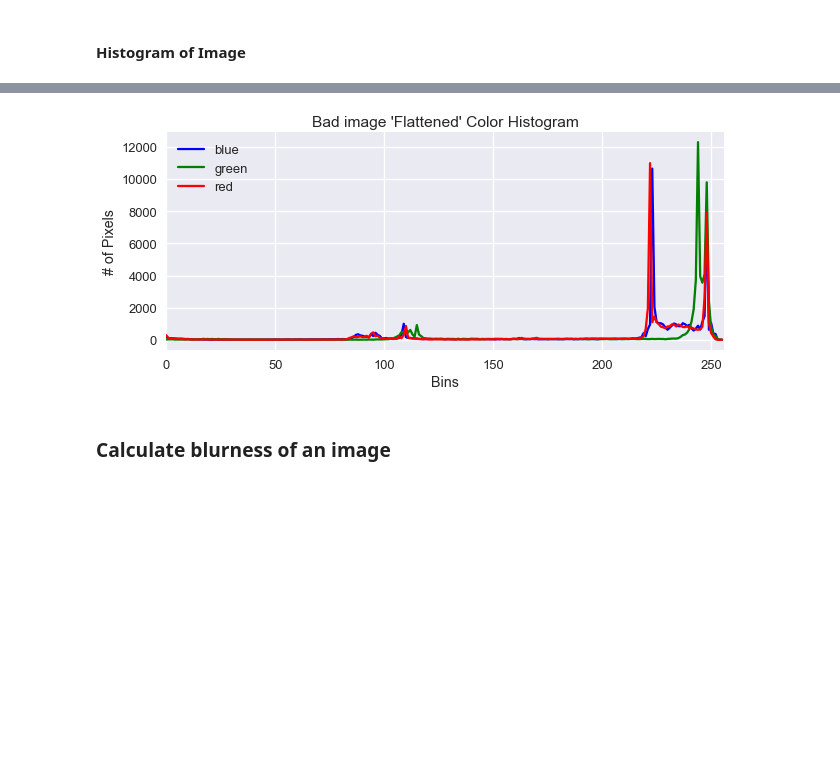
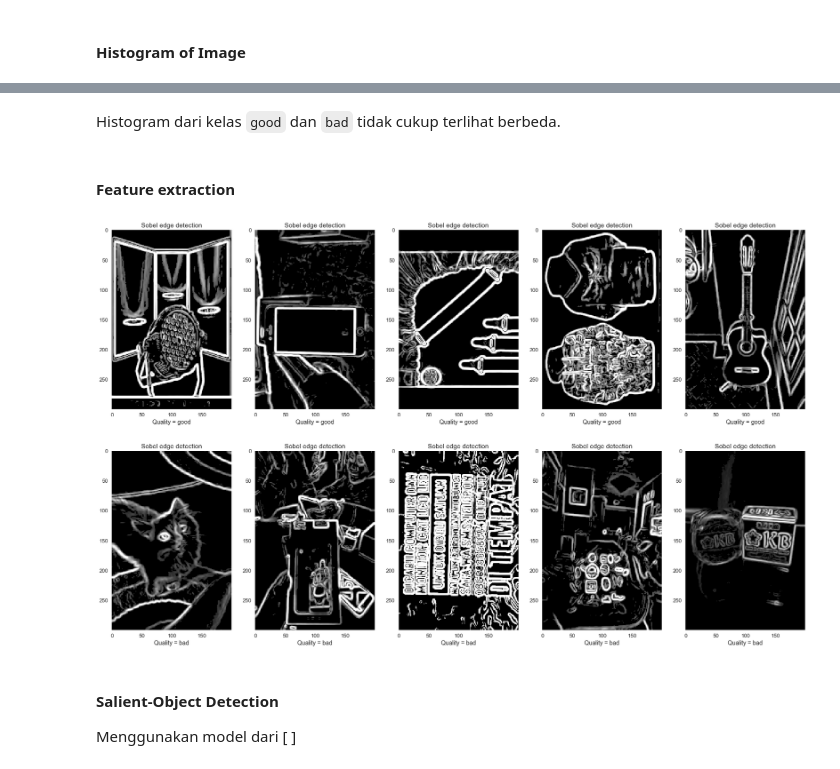
Before and after one commit to nasiahur/TA-InsyaaAllah, a Jupyter notebook: IQA.ipynb, the cells around one changed output, grey strips where cells are left out. Drawn from its saved outputs; the diff is of its cells as text; code cells hidden in the pictures; blank space fills up the shorter version.

```diff
--- a/IQA.ipynb
+++ b/IQA.ipynb
@@ -100,23 +113,4 @@ plt.show()
-# %%
-chans = cv2.split(X[X.shape[0]-100])
-colors = ("blue", "green", "red")
-plt.figure(figsize=(10,4))
-plt.title("Bad image 'Flattened' Color Histogram")
-plt.xlabel("Bins")
-plt.ylabel("# of Pixels")
-features = []
-
-# loop over the image channels
-for (chan, color) in zip(chans, colors):
-    hist = cv2.calcHist([chan], [0], None, [256], [0, 256])
-    features.extend(hist)
-
-    plt.plot(hist, color = color, label=color)
-    plt.xlim([0, 256])
-
-plt.legend(loc='best')
-plt.show()
-# %% [output]
-[figure, removed]
-# %% [markdown]
-### Calculate blurness of an image
+# %% [markdown]
+Histogram dari kelas `good` dan `bad` tidak cukup terlihat berbeda.
+# %% [markdown]
+#### Feature extraction
@@ -122,0 +125,26 @@ plt.show()
+# %%
+fig = plt.figure(figsize=(30,18))
+count = 1
+for kelas in ['good', 'bad']:
+    for i in range(5):
+        fig.add_subplot(2,5,count)
+
+        rand = np.random.randint(0, locals()["images_"+str(kelas)].shape[0])
+        blurred = cv2.GaussianBlur(locals()["images_"+str(kelas)][rand], (5, 5), 0) # Remove noise
+        edgeImg = np.max(np.array([edgedetect(blurred[:,:, 0]),
+                                   edgedetect(blurred[:,:, 1]),
+                                   edgedetect(blurred[:,:, 2]) ]), axis=0)
+        mean = np.mean(edgeImg);
+        edgeImg[edgeImg <= mean] = 0
+        plt.imshow(edgeImg, cmap='gray')
+        plt.grid(False)
+        plt.title('Sobel edge detection')
+        plt.xlabel('Quality = ' + kelas)
+
+        count += 1
+# %% [output]
+[figure, added]
+# %% [markdown]
+#### Salient-Object Detection
+
+Menggunakan model dari [  ]
```
Also changed, not shown: parts of 12 cells of this notebook.
